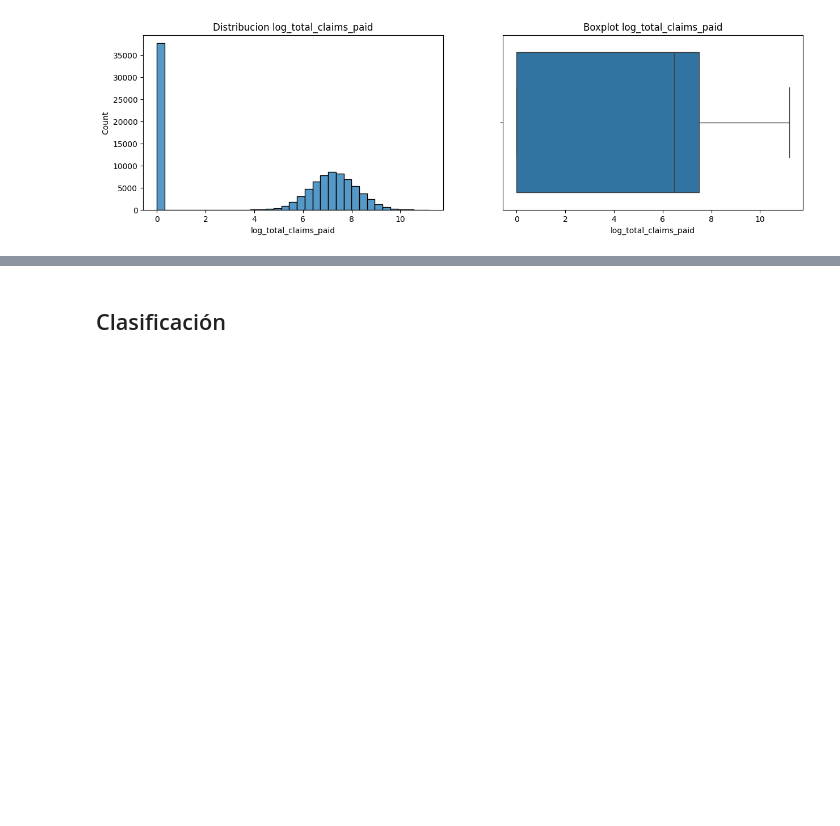
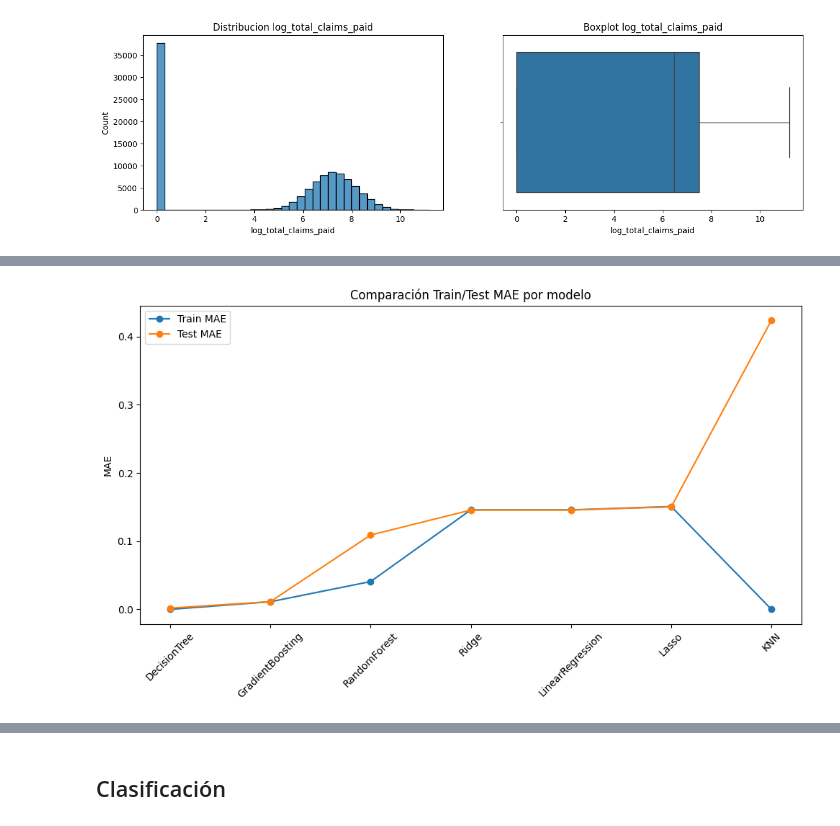
Before and after one commit to maisaarial/proyecto-machine-learning, a Jupyter notebook: proyecto.ipynb, the cells around one changed output, grey strips where cells are left out. Saved outputs shown, nothing was run; the diff lists cells and outputs as text; code cells hidden in the pictures; blank space fills up the shorter version.

```diff
--- a/proyecto.ipynb
+++ b/proyecto.ipynb
@@ -619,0 +841,14 @@ plt.tight_layout(); plt.show()
+# %%
+plt.figure(figsize=(10,6))
+plt.plot(results_df_sorted["model"], results_df_sorted["train_MAE"],
+         marker="o", label="Train MAE")
+plt.plot(results_df_sorted["model"], results_df_sorted["test_MAE"],
+         marker="o", label="Test MAE")
+plt.xticks(rotation=45)
+plt.title("Comparación Train/Test MAE por modelo")
+plt.ylabel("MAE")
+plt.legend()
+plt.tight_layout()
+plt.show()
+# %% [output]
+[figure, added]
```
Also changed, not shown: parts of 70 cells of this notebook, 1 other file.
